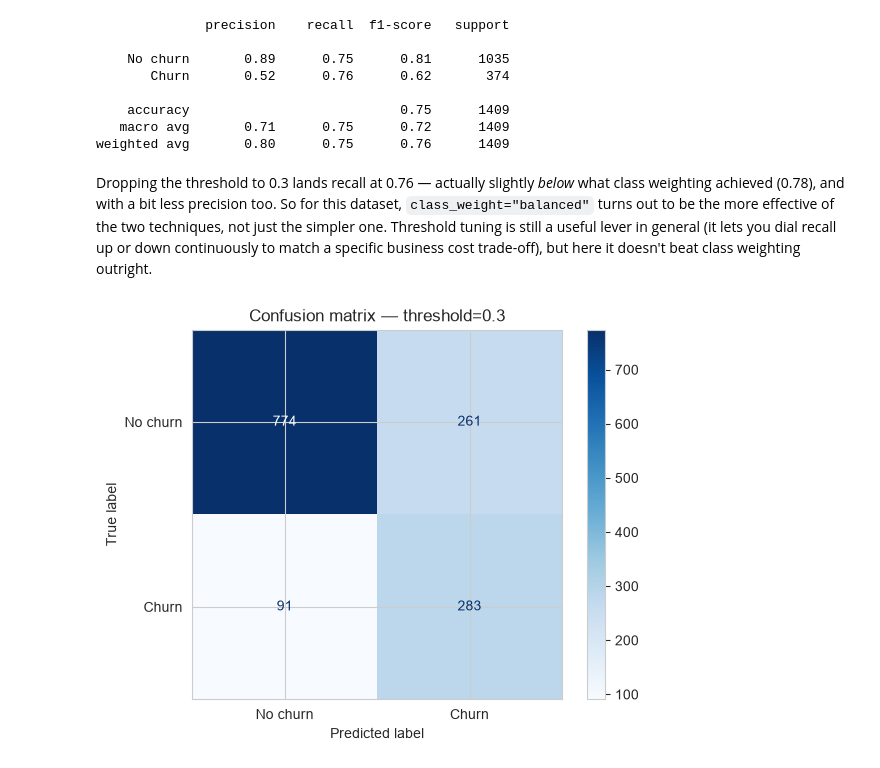
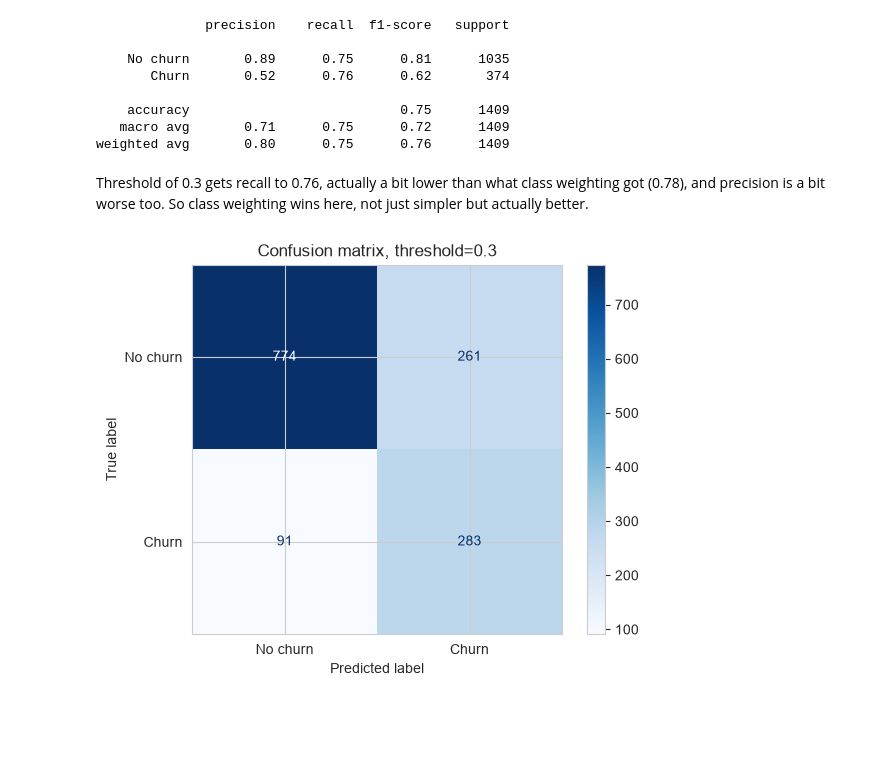
Before and after one commit to amirajsingh6/customer-churn-prediction, a Jupyter notebook: notebooks/churn_prediction.ipynb, the cells around one changed output. Cells and saved outputs as stored; diff of their text form; code cells hidden in the pictures; blank space fills up the shorter version.

```diff
--- a/notebooks/churn_prediction.ipynb
+++ b/notebooks/churn_prediction.ipynb
@@ -340,13 +338,13 @@ print(classification_report(y_test, y_pred_thresh, target_names=["No churn", "Ch
     accuracy                           0.75      1409
    macro avg       0.71      0.75      0.72      1409
 weighted avg       0.80      0.75      0.76      1409
-# %% [markdown]
-Dropping the threshold to 0.3 lands recall at 0.76 — actually slightly *below* what class weighting achieved (0.78), and with a bit less precision too. So for this dataset, `class_weight="balanced"` turns out to be the more effective of the two techniques, not just the simpler one. Threshold tuning is still a useful lever in general (it lets you dial recall up or down continuously to match a specific business cost trade-off), but here it doesn't beat class weighting outright.
+# %% [markdown]
+Threshold of 0.3 gets recall to 0.76, actually a bit lower than what class weighting got (0.78), and precision is a bit worse too. So class weighting wins here, not just simpler but actually better.
 # %%
 cm_thresh = confusion_matrix(y_test, y_pred_thresh)
 ConfusionMatrixDisplay(cm_thresh, display_labels=["No churn", "Churn"]).plot(cmap="Blues")
-plt.title(f"Confusion matrix — threshold={threshold}")
+plt.title(f"Confusion matrix, threshold={threshold}")
 plt.savefig("../results/confusion_matrix_tuned.png", bbox_inches="tight")
 plt.show()
 # %% [output]
-[figure, old version]
+[figure, new version]
```
Also changed, not shown: parts of 23 cells of this notebook, 1 other file.
